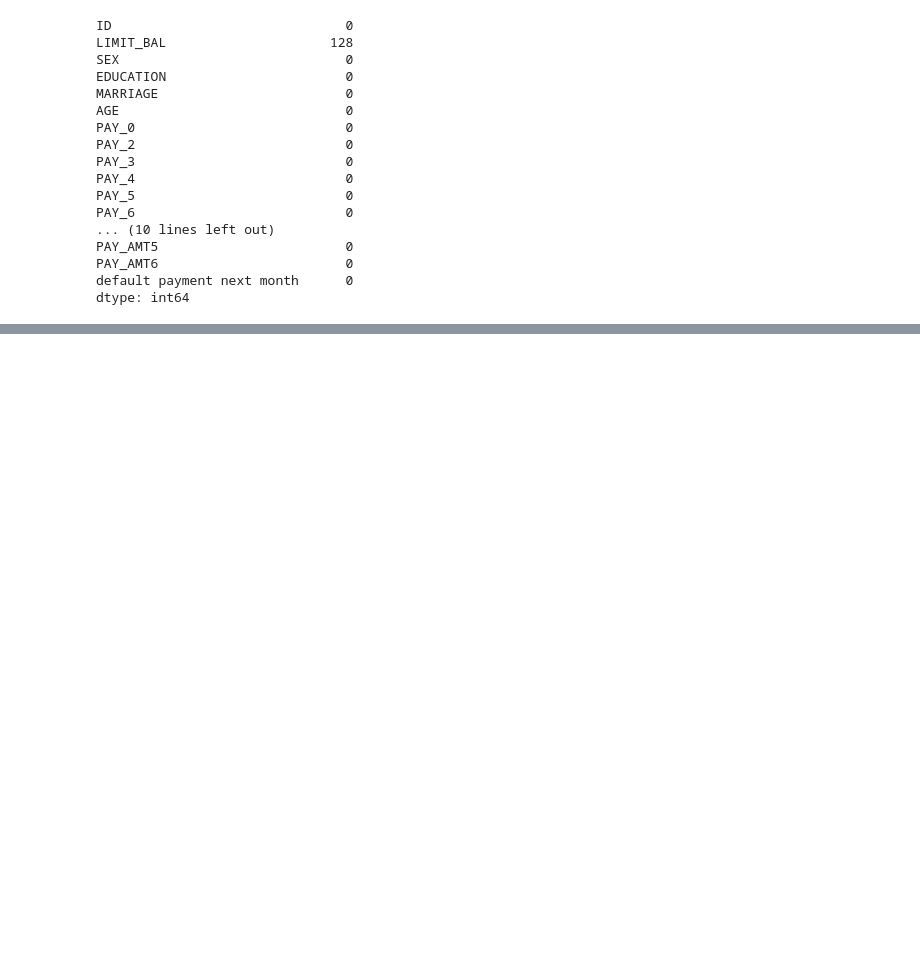
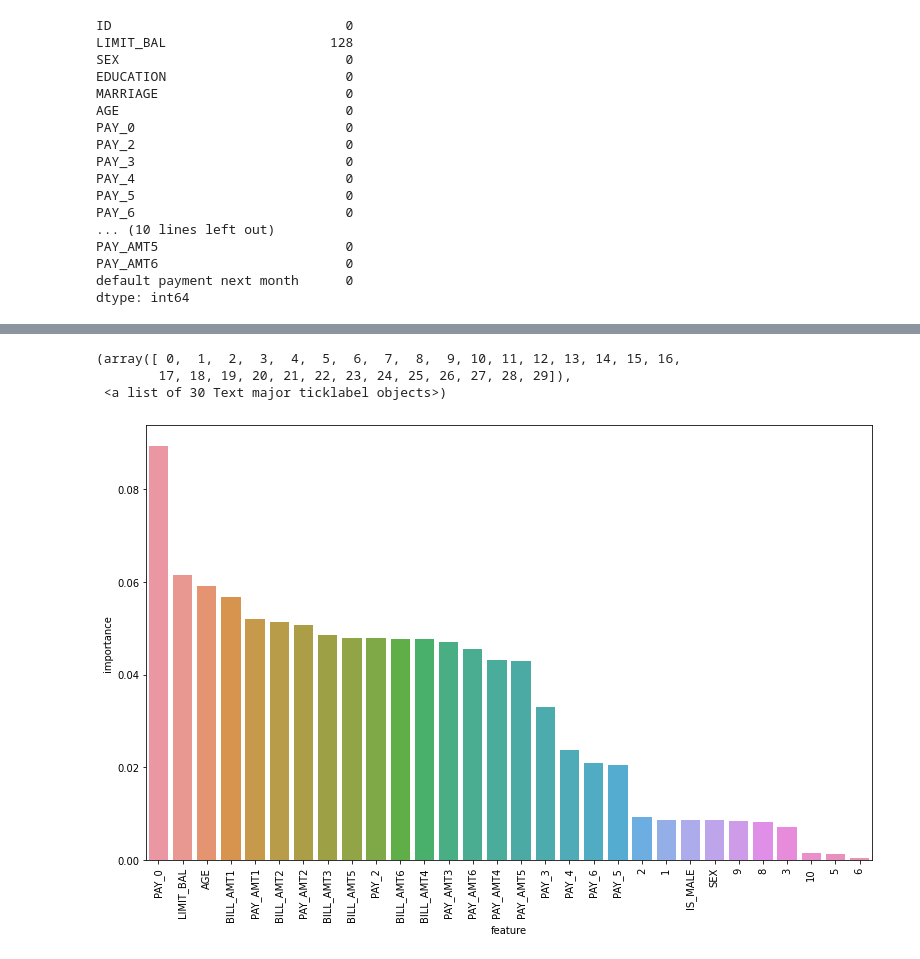
Before and after one commit to prakashtiwari012/RenewPower, a Jupyter notebook: RenewPower/Acme_Bank_Usecase.ipynb, the cells around one changed output, grey strips where cells are left out. Saved outputs shown, nothing was run; the diff lists cells and outputs as text; code cells hidden in the pictures; blank space fills up the shorter version.

```diff
--- a/RenewPower/Acme_Bank_Usecase.ipynb
+++ b/RenewPower/Acme_Bank_Usecase.ipynb
@@ -114,0 +144,31 @@ KeyboardInterrupt:
+# %%
+from sklearn.ensemble import RandomForestClassifier,GradientBoostingClassifier
+from imblearn.ensemble import BalancedRandomForestClassifier
+from sklearn.metrics import accuracy_score,roc_auc_score,recall_score,precision_score,confusion_matrix,f1_score
+from sklearn.model_selection import train_test_split
+from sklearn.preprocessing import OneHotEncoder
+
+def model_eval_summary(y_test,predictions):
+    print(f'accuracy : {accuracy_score(y_test,predictions)}')
+    print(f'auc : {roc_auc_score(y_test,predictions)}')
+    print(f'recall : {recall_score(y_test,predictions)}')
+    print(f'precission : {precision_score(y_test,predictions)}')
+    print(f'F1 : {f1_score(y_test,predictions)}')
+    print(f'confusion_matrix : {confusion_matrix(y_test,predictions)}')
+
+
+df=df.fillna(-10)
+df['IS_MALE']=df.SEX.apply(lambda x: 1 if x==1 else 0)
+categorical_cols=['EDUCATION','MARRIAGE']
+ohe=OneHotEncoder()
+array_hot_encoded = ohe.fit_transform(df[categorical_cols]).toarray()
+df1=pd.concat([df.drop(columns=categorical_cols),pd.DataFrame(array_hot_encoded, index=df.index)], axis=1)
+
+
+X_train, X_test, y_train, y_test = train_test_split(df1.drop(columns=['default payment next month','ID']), df1['default payment next month'], test_size=0.33, random_state=42,stratify=df1['default payment next month'])
+
+model=BalancedRandomForestClassifier(n_estimators=200,n_jobs=-1)
+model.fit(X_train,y_train)
+predictions=model.predict(X_test)
+
+model_eval_summary(y_test,predictions)
@@ -114,0 +183,11 @@ KeyboardInterrupt:
+# %%
+fimp= pd.DataFrame({'feature': X_train.columns,'importance': model.feature_importances_})
+fimp=fimp.sort_values('importance',ascending=False)
+plt.figure(figsize=(13,8))
+sns.barplot(data=fimp.head(30),x='feature',y='importance')
+plt.xticks(rotation=90)
+# %% [output]
+(array([ 0,  1,  2,  3,  4,  5,  6,  7,  8,  9, 10, 11, 12, 13, 14, 15, 16,
+        17, 18, 19, 20, 21, 22, 23, 24, 25, 26, 27, 28, 29]),
+ <a list of 30 Text major ticklabel objects>)
+[figure, added]
```
Also changed, not shown: parts of 13 cells of this notebook.
